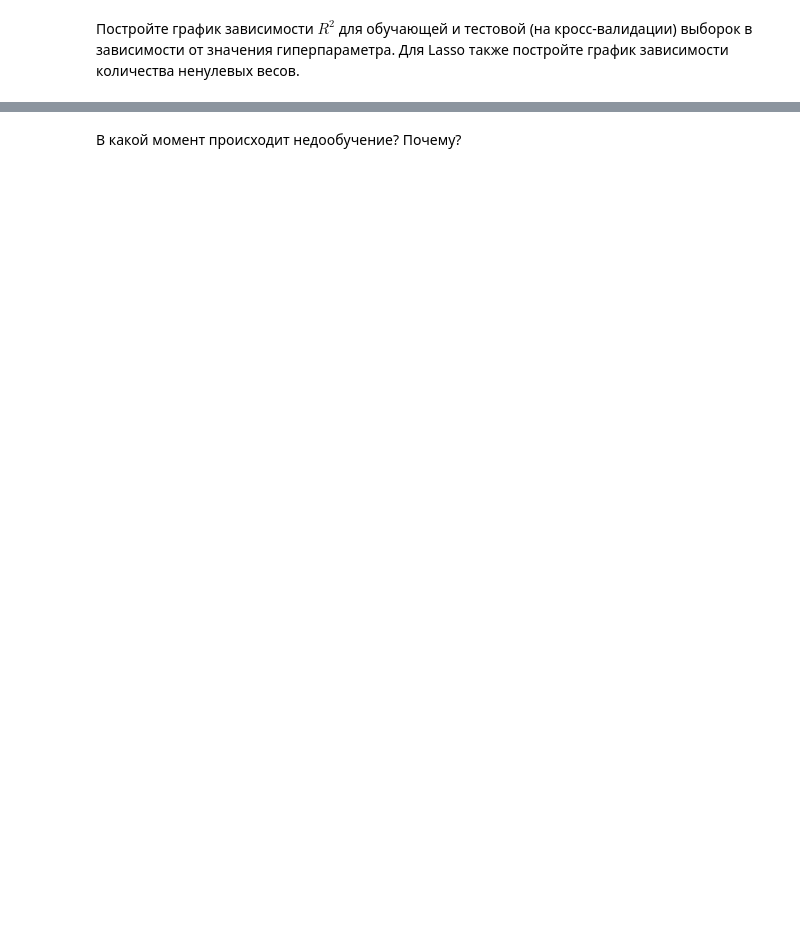
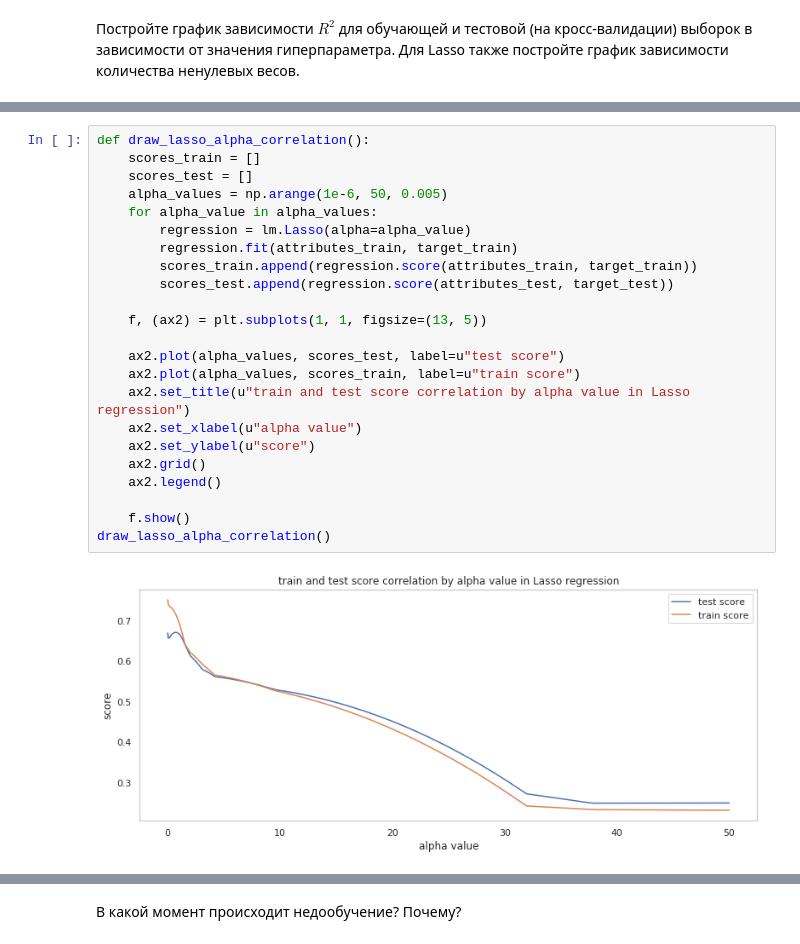
Before and after one commit to evgenstf/machine_learning_hse_course, a Jupyter notebook: homeworks/02/homework-practice-02.ipynb, the cells around one changed output, grey strips where cells are left out. Cells and saved outputs as stored; diff of their text form; blank space fills up the shorter version.

```diff
--- a/homeworks/02/homework-practice-02.ipynb
+++ b/homeworks/02/homework-practice-02.ipynb
@@ -386,0 +477,25 @@ Useful: GridSearchCV, RidgeCV, LassoCV
+# %%
+def draw_lasso_alpha_correlation():
+    scores_train = []
+    scores_test = []
+    alpha_values = np.arange(1e-6, 50, 0.005)
+    for alpha_value in alpha_values:
+        regression = lm.Lasso(alpha=alpha_value)
+        regression.fit(attributes_train, target_train)
+        scores_train.append(regression.score(attributes_train, target_train))
+        scores_test.append(regression.score(attributes_test, target_test))
+
+    f, (ax2) = plt.subplots(1, 1, figsize=(13, 5))
+
+    ax2.plot(alpha_values, scores_test, label=u"test score")
+    ax2.plot(alpha_values, scores_train, label=u"train score")
+    ax2.set_title(u"train and test score correlation by alpha value in Lasso regression")
+    ax2.set_xlabel(u"alpha value")
+    ax2.set_ylabel(u"score")
+    ax2.grid()
+    ax2.legend()
+
+    f.show()
+draw_lasso_alpha_correlation()
+# %% [output]
+[figure, added]
```
Also changed, not shown: parts of 39 cells of this notebook.
